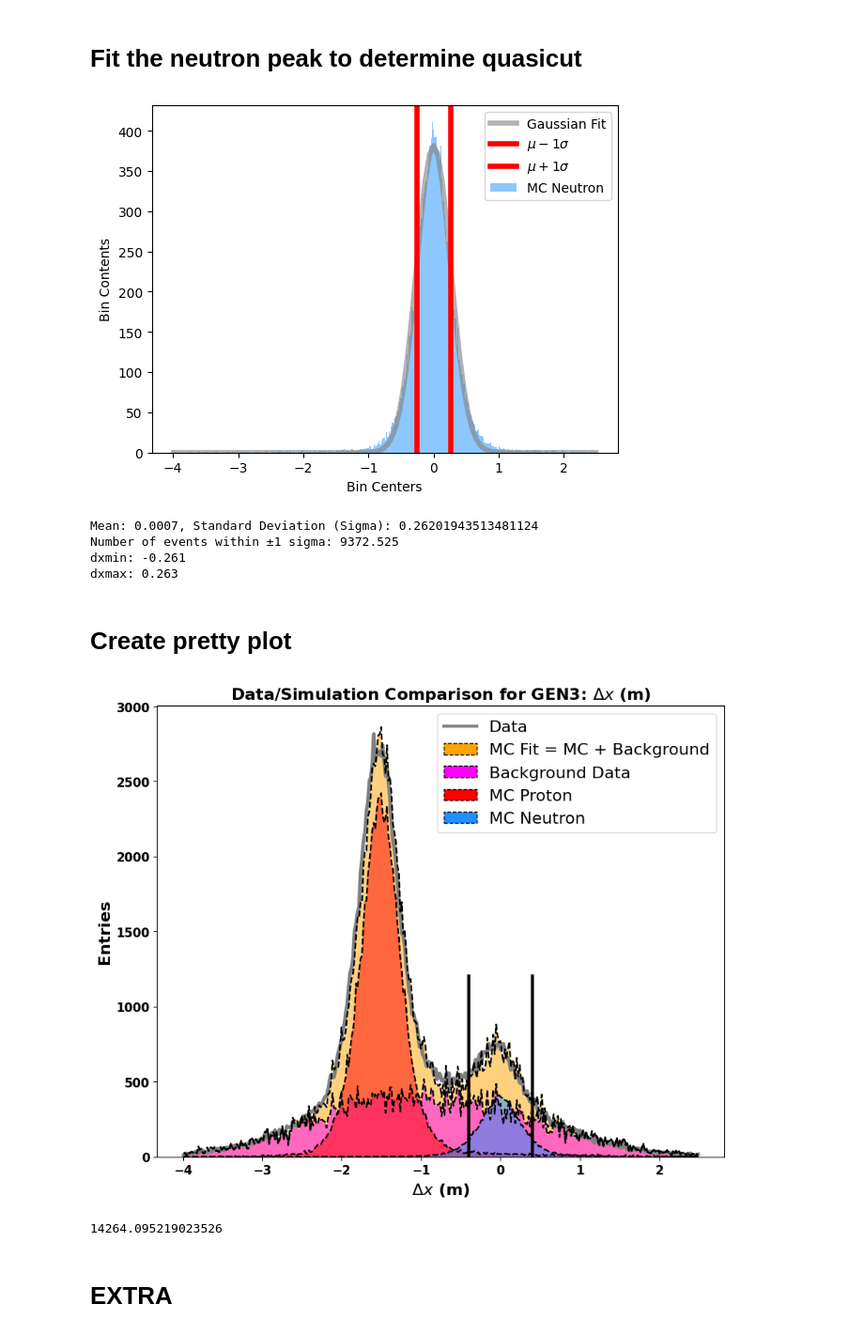
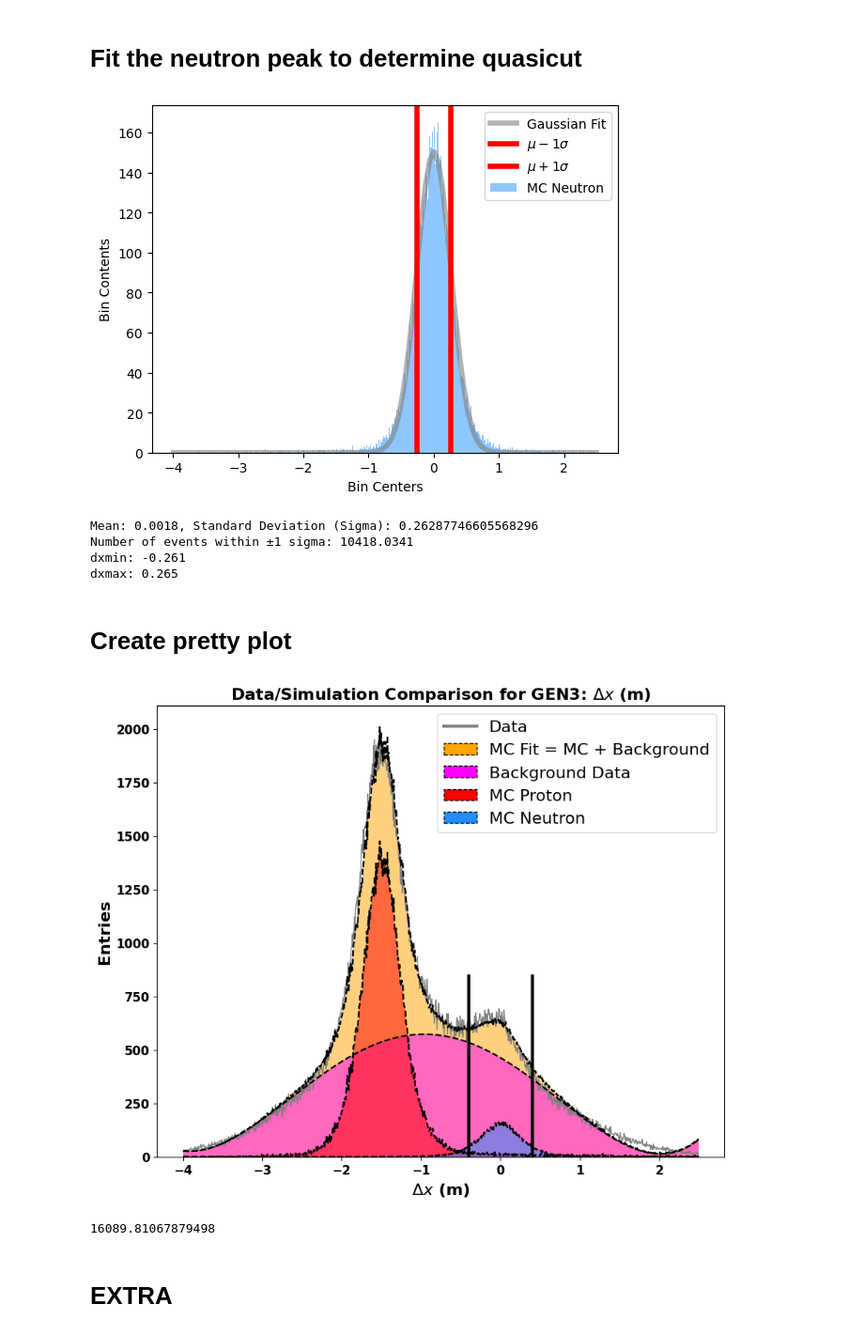
Before and after one commit to hp4xz/GEnAnalysis, a Jupyter notebook: analysis/fitdx.ipynb, the cells around one changed output. Shown at 94% size. Cells and saved outputs as stored; diff of their text form; code cells hidden in the pictures.

Commit message:
standard commit

```diff
--- a/analysis/fitdx.ipynb
+++ b/analysis/fitdx.ipynb
@@ -112,8 +112,7 @@ def asymmetrySIMFIT(config):
     #-------------------------------------
     rootfilenp = (f"../outfiles/Pass1/QE_data_GEN{config}_sbs100p_nucleon_np_model2.root")
     rootfilep = (f"../outfiles/Pass1/QE_sim_GEN{config}_sbs100p_nucleon_np_model2.root")
-    if config == "4":
-        config = "4b"
+
 
     C = TChain("Tout")
     B = TChain("Tout")
@@ -160,11 +159,14 @@ def asymmetrySIMFIT(config):
 
     # Assuming the variables are already defined or loaded from the ROOT file
 
-    nbins = 350
+    nbins = 1000
     xmin, xmax = -4, 2.5
     if config=="2":
         xmin=-5.5
         xmax=2.8
+    #if config=="4":
+    #    xmin=-3
+    #    xmax=1
 
     hdx_total_data = TH1F("hdx_total_data", "#Deltax;#Deltax;Entries", nbins, xmin, xmax)
     hdx_total_sim = TH1F("hdx_total_sim", "#Deltax;#Deltax;Entries", 100, -6, 4)
@@ -246,7 +248,8 @@ def asymmetrySIMFIT(config):
 
     # Fit distributions
     cfg = f"GEN{config}"
-    dists = DistributionFits(bg_shape_option="pol2" if cfg == "GEN2" else "from data")
+    print(cfg)
+    dists = DistributionFits(bg_shape_option="pol4" if cfg == "GEN2" or cfg== "GEN3" else "from data")
     dists.hdx_data = (np.array([hdx_total_data.GetBinCenter(i) for i in range(1, hdx_total_data.GetNbinsX() + 1)]),
                       np.array([hdx_total_data.GetBinContent(i) for i in range(1, hdx_total_data.GetNbinsX() + 1)]))
     dists.hdx_sim_p = (np.array([hdx_sim_p.GetBinCenter(i) for i in range(1, hdx_sim_p.GetNbinsX() + 1)]),
@@ -257,7 +260,6 @@ def asymmetrySIMFIT(config):
                          np.array([hdx_bg_data.GetBinContent(i) for i in range(1, hdx_bg_data.GetNbinsX() + 1)]))
 
     hdx_bg_fit, hdx_total_fit, hdx_sim_p, hdx_sim_n = dists.He3_fit_dists()
-
     # Plot results
     hdx_data_plot = hdx_total_data.Clone("hdx_data_plot")
     #hdx_sim_p_plot = hdx_sim_p.Clone("hdx_sim_p_plot")
@@ -368,11 +371,11 @@ print(f"Number of events within ±{sigcut} sigma: {np.round(within_3sigma,4)}")
 print(f'dxmin: {np.round(lower_bound,3)}')
 print(f'dxmax: {np.round(upper_bound,3)}')
 # %% [output]
-[figure, old version]
+[figure, new version]
-Mean: 0.0007, Standard Deviation (Sigma): 0.26201943513481124
-Number of events within ±1 sigma: 9372.525
+Mean: 0.0018, Standard Deviation (Sigma): 0.26287746605568296
+Number of events within ±1 sigma: 10418.0341
 dxmin: -0.261
-dxmax: 0.263
+dxmax: 0.265
 # %% [markdown]
 # Create pretty plot
 # %%
@@ -384,7 +387,7 @@ fw='bold'
 
 #____________Data___________________________________________________________________________________________
 bin_centers,bin_contents=data
-plt.plot(bin_centers, bin_contents,'-',color='grey',linewidth=lw+2,label='Data')
+plt.plot(bin_centers, bin_contents,'-',color='grey',linewidth=1,label='Data')
 #___________________________________________________________________________________________________________
 
 
@@ -414,35 +417,35 @@ bin_centers,bin_contents=simnHist
 plt.bar(bin_centers, bin_contents, width=(bin_centers[1] - bin_centers[0]), align='center', alpha=0.5,color="dodgerblue",label="MC Neutron")
 plt.plot(bin_centers, bin_contents,'--',color='black',linewidth=lw)
 #___________________________________________________________________________________________________________
 
 from matplotlib.lines import Line2D
 from matplotlib.patches import Patch
 #_________________Special Legend Including Dotted Black Border______________________________________________
 a=1
 legend_elements = [
     Line2D([0], [0], color='grey', linewidth=3, linestyle='-', label='Data'),
     Patch(facecolor='orange', edgecolor='black', linestyle='--', label='MC Fit = MC + Background', alpha=a),
     Patch(facecolor='magenta', edgecolor='black', linestyle='--', label='Background Data', alpha=a),
     Patch(facecolor='red', edgecolor='black', linestyle='--', label='MC Proton', alpha=a),
     Patch(facecolor='dodgerblue', edgecolor='black', linestyle='--', label='MC Neutron', alpha=a)
 ]
 #___________________________________________________________________________________________________________
 
 plt.axvline(dxmin, color='black', linewidth=3,ymax=.4, label=r'$\mu - 3\sigma$')
 plt.axvline(dxmax, color='black', linewidth=3,ymax=.4, label=r'$\mu + 3\sigma$')
 #print(f'{upper} {lower}')
 plt.title(f'Data/Simulation Comparison for GEN{config}: $\Delta x$ (m)',fontsize=fs,fontweight=fw)
 plt.legend(handles=legend_elements,loc='upper right',fontsize=fs)
 plt.xticks(fontsize=fs-4, fontweight=fw)
 plt.yticks(fontsize=fs-4, fontweight=fw)
 plt.xlabel(r'$\Delta x$ (m)',fontsize=fs,fontweight=fw)
 plt.ylabel('Entries',fontsize=fs,fontweight=fw)
 plt.savefig(f'../plots/DataSimPass{pas}GEN{config}.png')
 plt.show()
 np.sum(bin_contents)
 # %% [output]
-[figure, old version]
+[figure, new version]
-14264.095219023526
+16089.81067879498
 # %% [markdown]
 # EXTRA
 # %%
```
Also changed, not shown: parts of 2 cells of this notebook, 17 other files.
